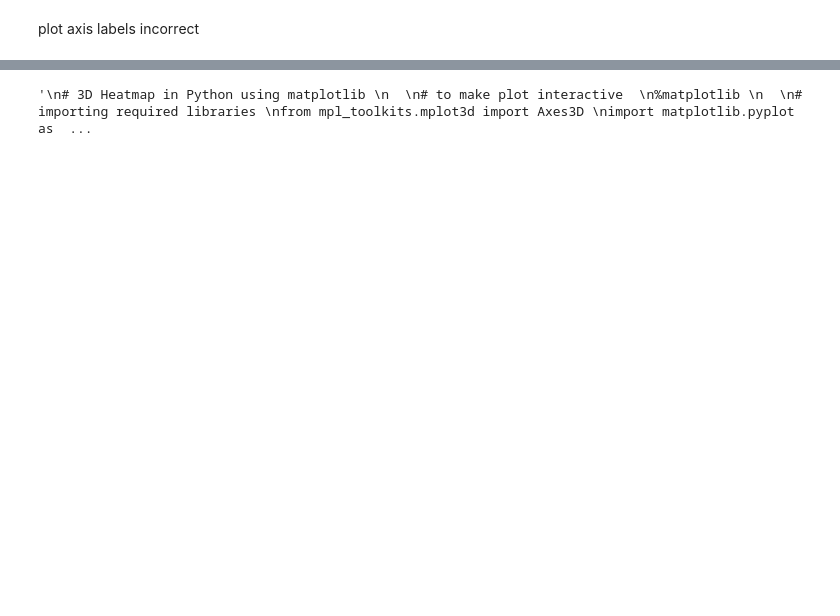
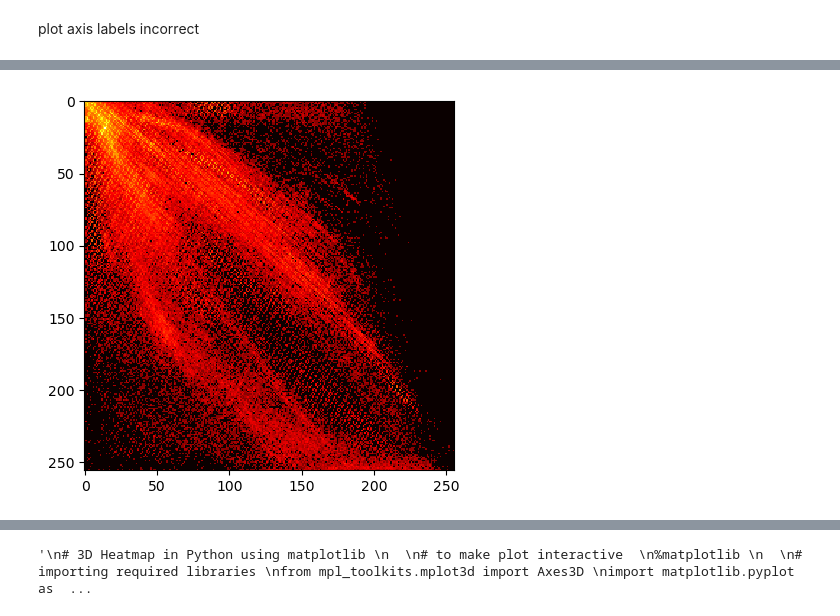
Before and after one commit to CoralCoveCreates/Chem-Game---Jellybean, a Jupyter notebook: Art/Python-Analytics/ColorPaletteAnalysis.ipynb, the cells around one changed output, grey strips where cells are left out. Saved outputs shown, nothing was run; the diff lists cells and outputs as text; code cells hidden in the pictures; blank space fills up the shorter version.

```diff
--- a/Art/Python-Analytics/ColorPaletteAnalysis.ipynb
+++ b/Art/Python-Analytics/ColorPaletteAnalysis.ipynb
@@ -194,0 +127,5 @@ plt.show()
+# %%
+plt.imshow(colorCountsLogm[:,:,10], cmap='hot', interpolation='nearest')
+plt.show()
+# %% [output]
+[figure, added]
```
Also changed, not shown: parts of 85 cells of this notebook.
